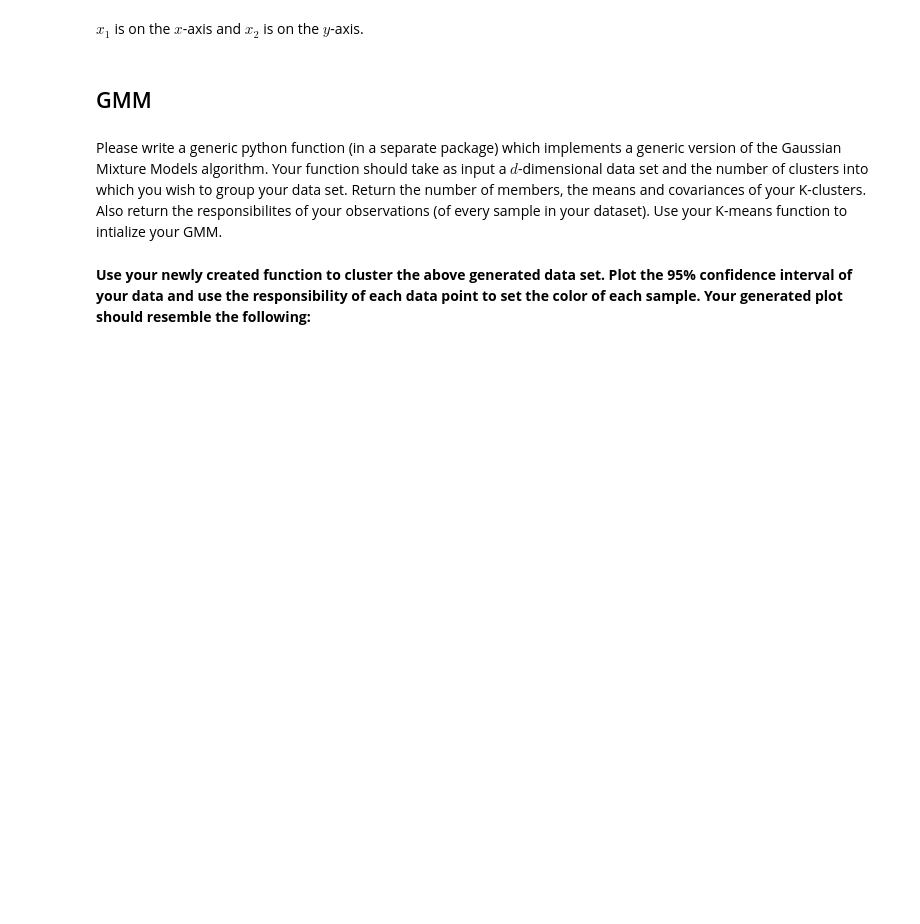
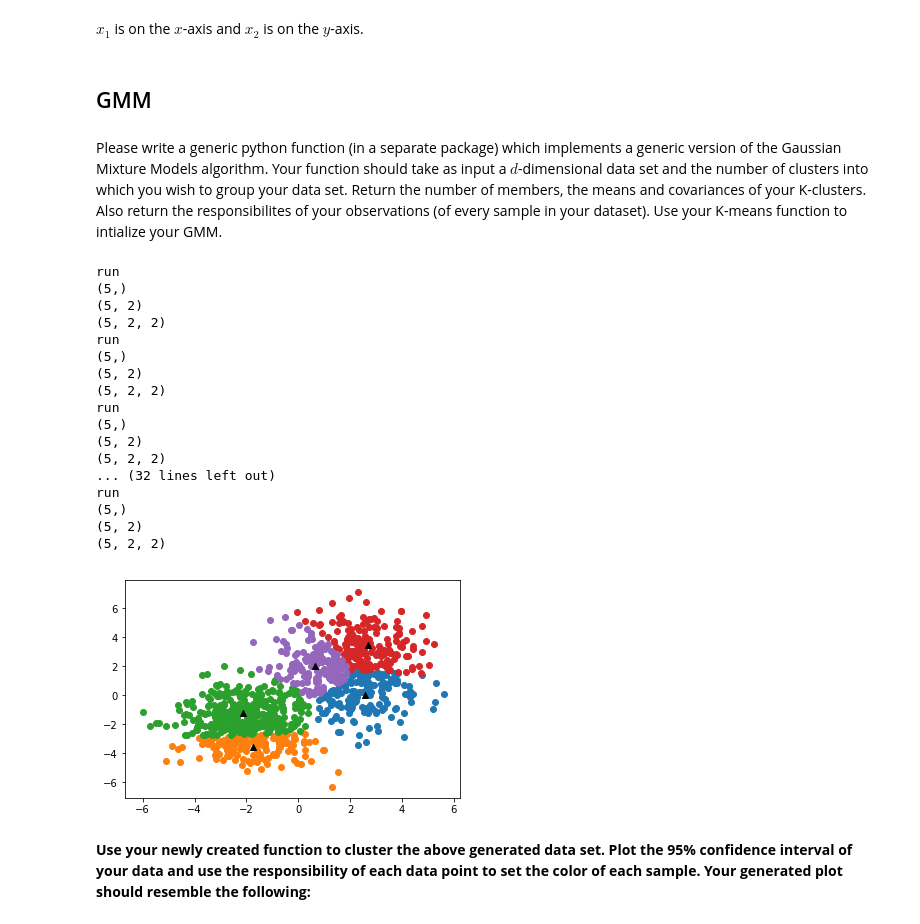
Before and after one commit to pietergoos/Stellenbosch-University, a Jupyter notebook: CS315 Machine Learn/Assignment3/assign3.ipynb, the cells around one changed output. Cells and saved outputs as stored; diff of their text form; code cells hidden in the pictures; blank space fills up the shorter version.

```diff
--- a/CS315 Machine Learn/Assignment3/assign3.ipynb
+++ b/CS315 Machine Learn/Assignment3/assign3.ipynb
@@ -110,6 +112,36 @@ $x_1$ is on the $x$-axis and $x_2$ is on the $y$-axis.
 ## GMM
 # %% [markdown]
 Please write a generic python function (in a separate package) which implements a generic version of the Gaussian Mixture Models algorithm. Your function should take as input a $d$-dimensional data set and the number of clusters into which you wish to group your data set. Return the number of members, the means and covariances of your K-clusters. Also return the responsibilites of your observations (of every sample in your dataset). Use your K-means function to intialize your GMM.
+# %%
+from GMM import *
+
+g = myGMM()
+y, u = g.classify(Xt, 5)
+
+plt.figure()
+for lab in np.unique(y):
+    plt.scatter(Xt[lab == y, 0], Xt[lab == y, 1])
+    plt.scatter(u[lab, 0], u[lab, 1], c= 'black', marker = "^")
+plt.show()
+# %% [output]
+run
+(5,)
+(5, 2)
+(5, 2, 2)
+run
+(5,)
+(5, 2)
+(5, 2, 2)
+run
+(5,)
+(5, 2)
+(5, 2, 2)
+... (32 lines left out)
+run
+(5,)
+(5, 2)
+(5, 2, 2)
+[figure, added]
 # %% [markdown]
 **Use your newly created function to cluster the above generated data set. Plot the 95% confidence
 interval of your data and use the responsibility of each data point to set the color of each sample.
```
Also changed, not shown: parts of 3 cells of this notebook, 2 other files.
